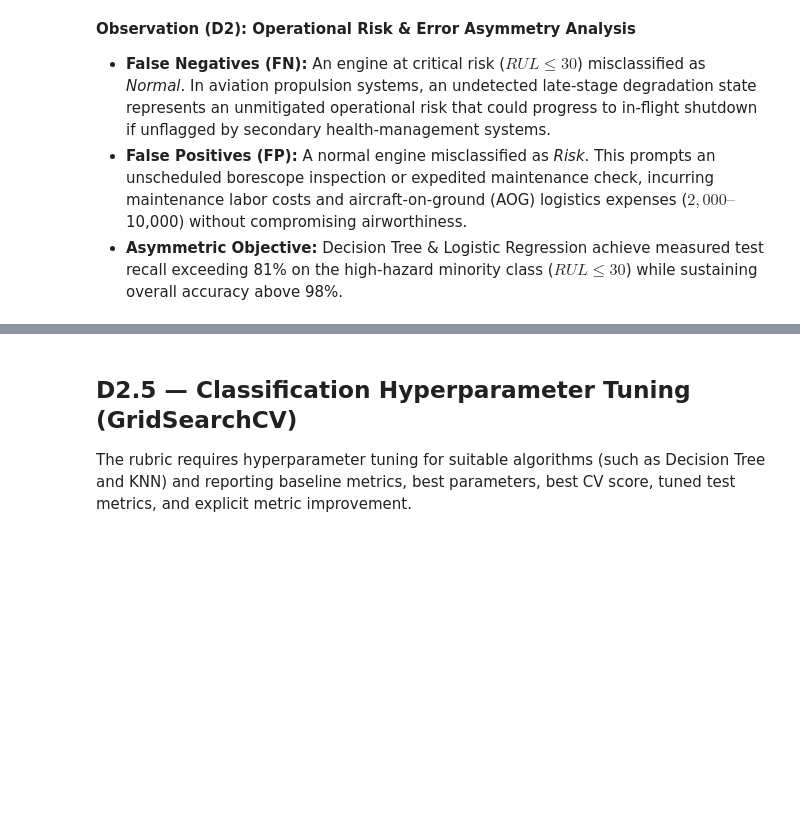
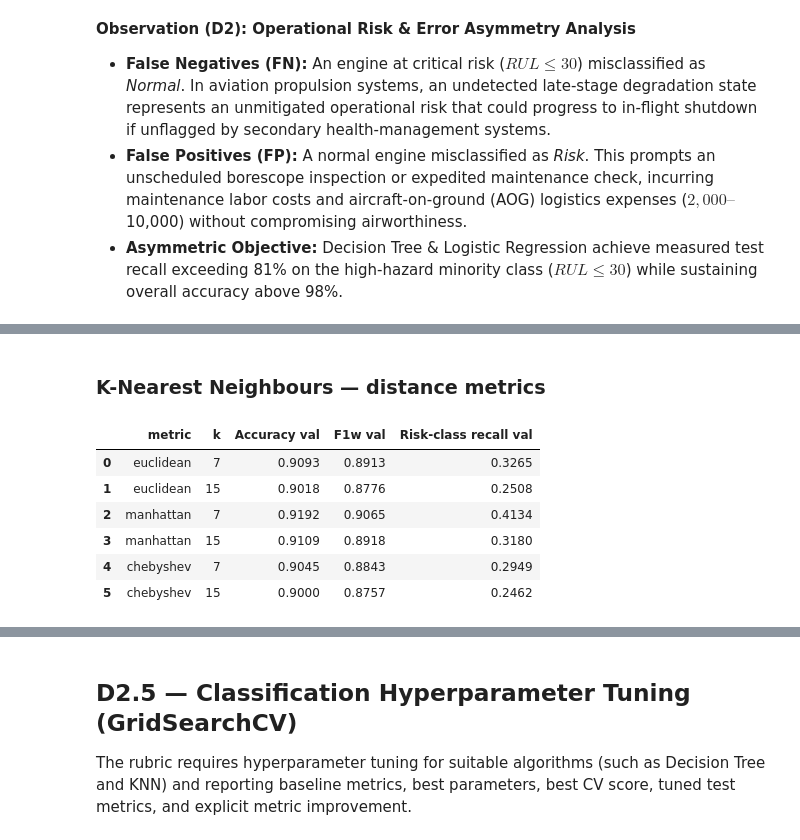
Before and after one commit to Dharshanashri-2986/ML_CAPSTONE_TEAM-14, a Jupyter notebook: notebooks/03_Classification.ipynb, the cells around one changed output, grey strips where cells are left out. Drawn from its saved outputs; the diff is of its cells as text; code cells hidden in the pictures; blank space fills up the shorter version.

```diff
--- a/notebooks/03_Classification.ipynb
+++ b/notebooks/03_Classification.ipynb
@@ -396,0 +429,21 @@ Top performing classifier: Logistic Regression
+# %% [markdown]
+### K-Nearest Neighbours — distance metrics
+# %%
+knn_metric_rows = []
+for metric in ['euclidean', 'manhattan', 'chebyshev']:
+    for k in [7, 15]:
+        m = KNeighborsClassifier(n_neighbors=k, metric=metric, n_jobs=-1).fit(X_train_sub, y_train_sub)
+        pv = m.predict(X_val)
+        knn_metric_rows.append({'metric': metric, 'k': k,
+                                'Accuracy val': accuracy_score(y_val, pv),
+                                'F1w val': f1_score(y_val, pv, average='weighted'),
+                                'Risk-class recall val': recall_score(y_val, pv)})
+display(pd.DataFrame(knn_metric_rows).round(4))
+# %% [output]
+|  | metric | k | Accuracy val | F1w val | Risk-class recall val |
+| 0 | euclidean | 7 | 0.9093 | 0.8913 | 0.3265 |
+| 1 | euclidean | 15 | 0.9018 | 0.8776 | 0.2508 |
+| 2 | manhattan | 7 | 0.9192 | 0.9065 | 0.4134 |
+| 3 | manhattan | 15 | 0.9109 | 0.8918 | 0.3180 |
+| 4 | chebyshev | 7 | 0.9045 | 0.8843 | 0.2949 |
+| 5 | chebyshev | 15 | 0.9000 | 0.8757 | 0.2462 |
```
Also changed, not shown: parts of 34 cells of this notebook.
